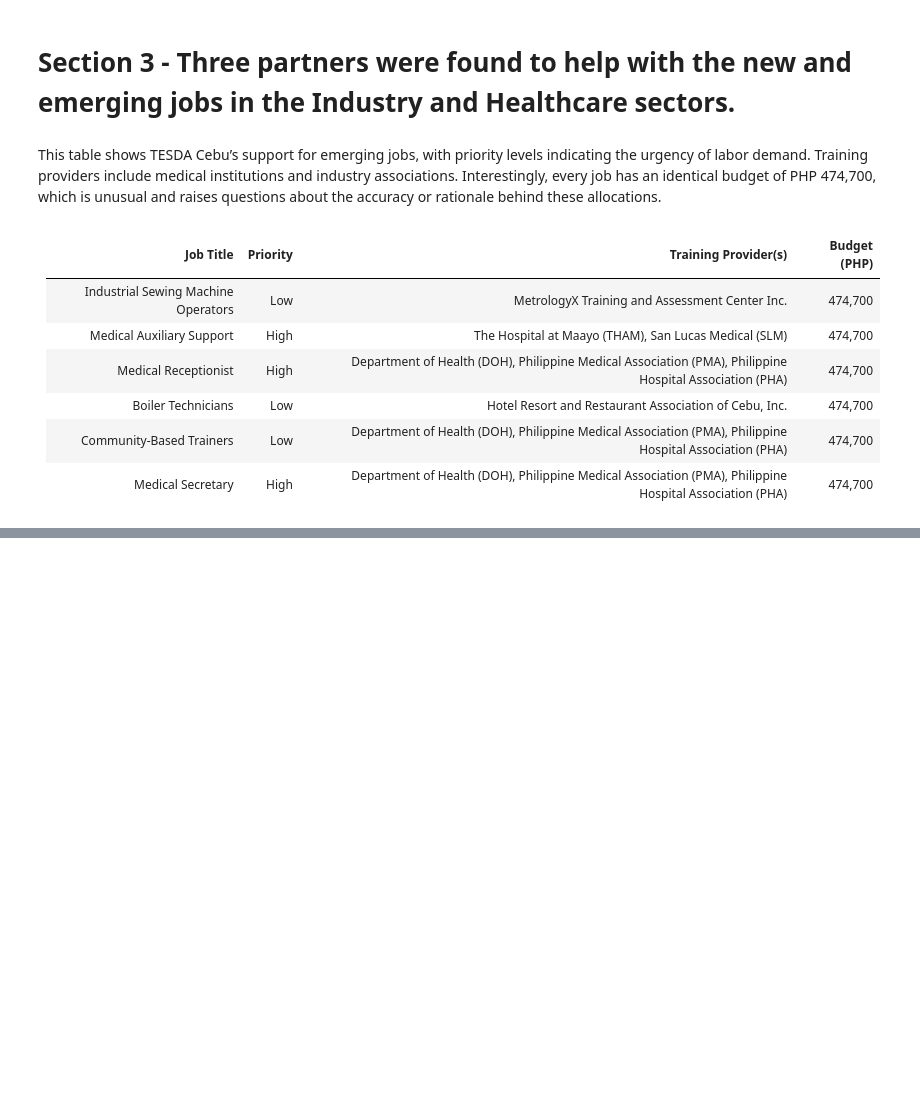
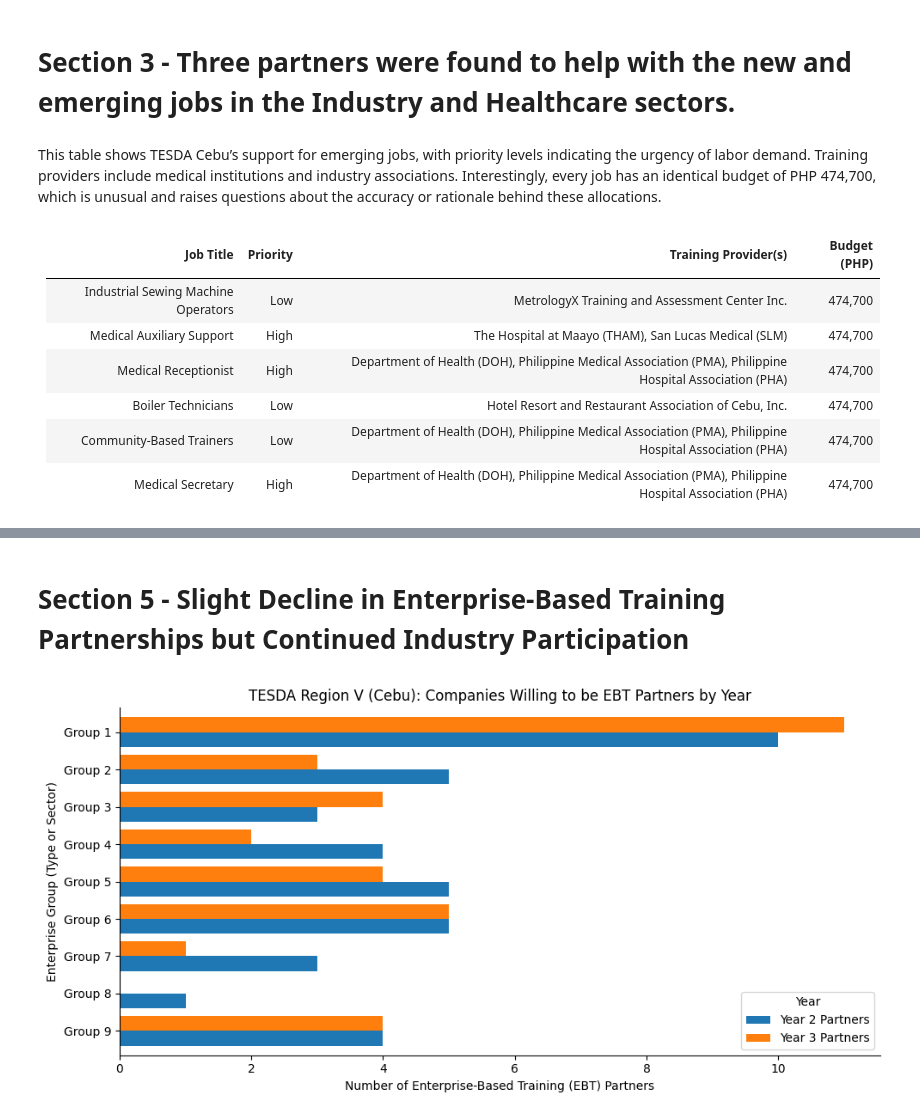
Before and after one commit to BSDSBA-JF/wadwani_intern, a Jupyter notebook: 03_tesda_cebu/CEBU/jf_eda.ipynb, the cells around one changed output, grey strips where cells are left out. Saved outputs shown, nothing was run; the diff lists cells and outputs as text; code cells hidden in the pictures; blank space fills up the shorter version.

Commit message:
added sections 4 to 7

```diff
--- a/03_tesda_cebu/CEBU/jf_eda.ipynb
+++ b/03_tesda_cebu/CEBU/jf_eda.ipynb
@@ -185,0 +231,2 @@ section_4_df = pd.read_csv(section_4)
+# %% [markdown]
+# Section 5 - Slight Decline in Enterprise-Based Training Partnerships but Continued Industry Participation
@@ -185,0 +236,23 @@ section_4_df = pd.read_csv(section_4)
+# %%
+# Reverse the order of the groups (so Group 1 is at the top)
+ebt_df = ebt_df.iloc[::-1]
+
+# Plot again with reversed order
+ax = ebt_df[['Year 2 Partners', 'Year 3 Partners']].plot(
+    kind='barh',
+    figsize=(10, 5),
+    width=0.8,
+    # color=['#4F81BD', '#C0504D']
+)
+
+ax.set_xlabel("Number of Enterprise-Based Training (EBT) Partners")
+ax.set_ylabel("Enterprise Group (Type or Sector)")
+ax.set_title("TESDA Region V (Cebu): Companies Willing to be EBT Partners by Year")
+plt.legend(title="Year")
+
+plt.gca().spines['top'].set_visible(False)
+plt.gca().spines['right'].set_visible(False)
+plt.tight_layout()
+plt.show()
+# %% [output]
+[figure, added]
```
Also changed, not shown: parts of 19 cells of this notebook.
